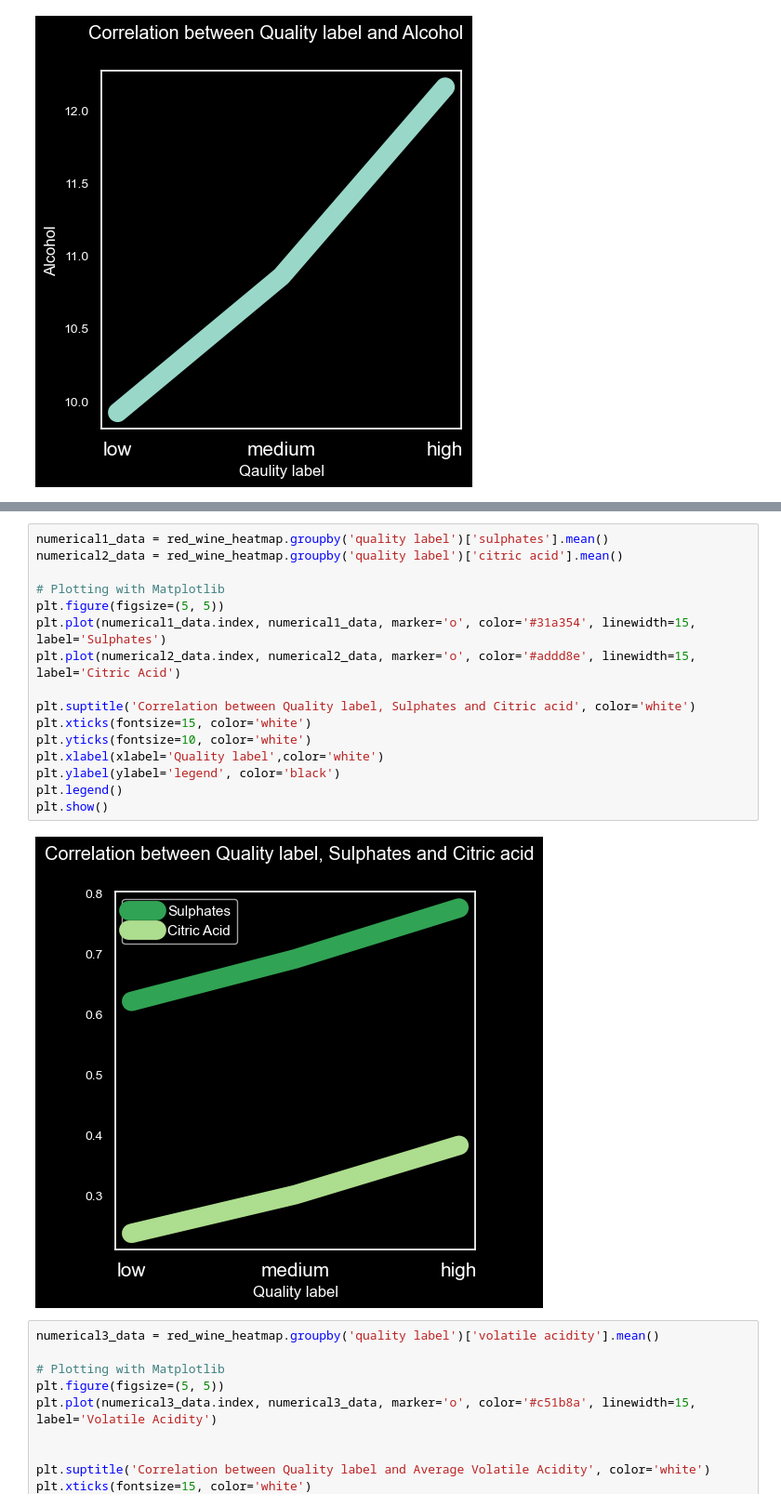
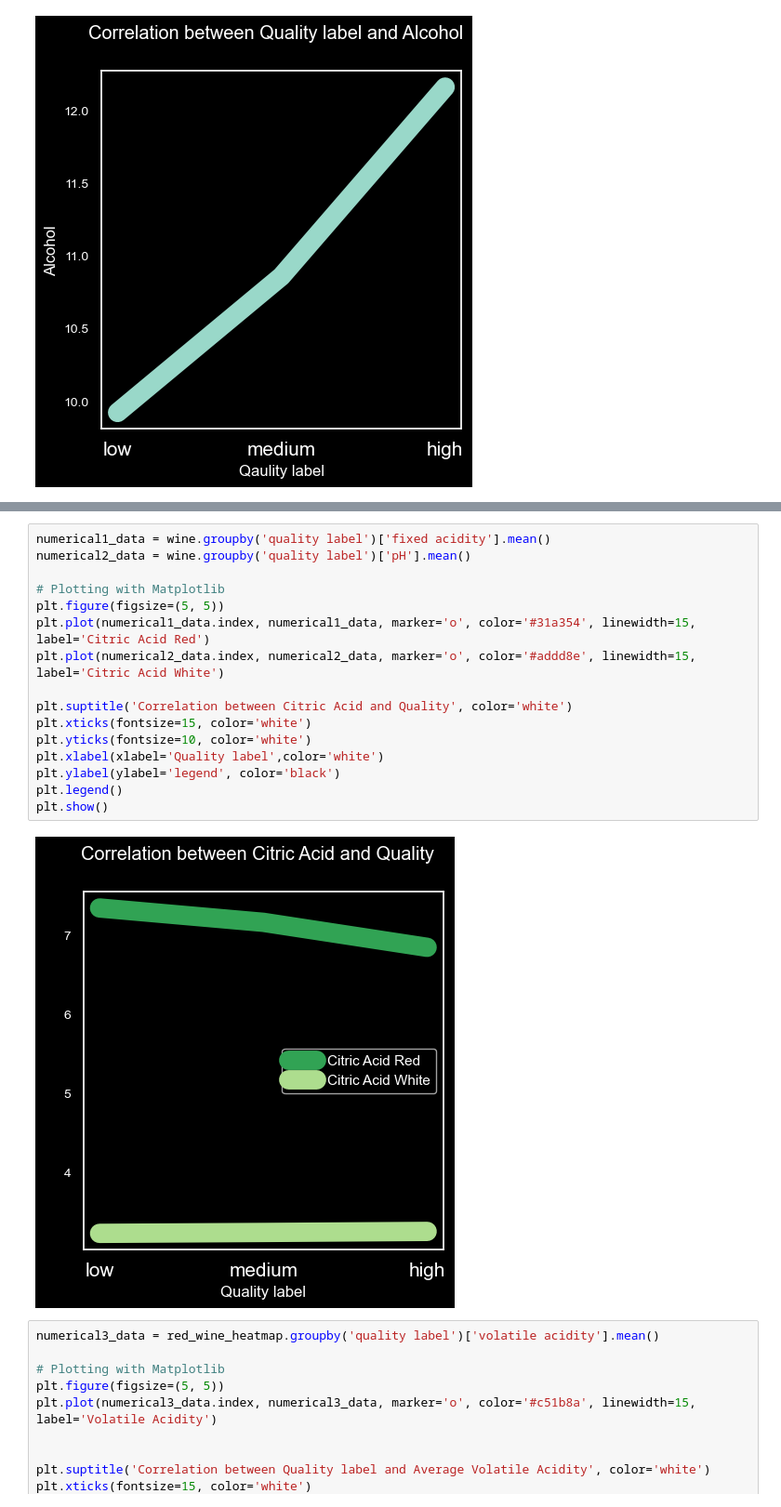
Before and after one commit to gabriela-arlt/BlueBerry-Winery, a Jupyter notebook: wine+quality/plots for the presentation.ipynb, the cells around one changed output, grey strips where cells are left out. Shown at 93% size. Saved outputs shown, nothing was run; the diff lists cells and outputs as text.

```diff
--- a/wine+quality/plots for the presentation.ipynb
+++ b/wine+quality/plots for the presentation.ipynb
@@ -757,21 +765,21 @@ plt.show()
 # %%
-numerical1_data = red_wine_heatmap.groupby('quality label')['sulphates'].mean()
-numerical2_data = red_wine_heatmap.groupby('quality label')['citric acid'].mean()
+numerical1_data = wine.groupby('quality label')['fixed acidity'].mean()
+numerical2_data = wine.groupby('quality label')['pH'].mean()
 
 # Plotting with Matplotlib
 plt.figure(figsize=(5, 5))
-plt.plot(numerical1_data.index, numerical1_data, marker='o', color='#31a354', linewidth=15, label='Sulphates')
-plt.plot(numerical2_data.index, numerical2_data, marker='o', color='#addd8e', linewidth=15, label='Citric Acid')
+plt.plot(numerical1_data.index, numerical1_data, marker='o', color='#31a354', linewidth=15, label='Citric Acid Red')
+plt.plot(numerical2_data.index, numerical2_data, marker='o', color='#addd8e', linewidth=15, label='Citric Acid White')
 
-plt.suptitle('Correlation between Quality label, Sulphates and Citric acid', color='white')
+plt.suptitle('Correlation between Citric Acid and Quality', color='white')
 plt.xticks(fontsize=15, color='white')
 plt.yticks(fontsize=10, color='white')
 plt.xlabel(xlabel='Quality label',color='white')
 plt.ylabel(ylabel='legend', color='black')
 plt.legend()
 plt.show()
 # %% [output]
-[figure, old version]
+[figure, new version]
 # %%
 numerical3_data = red_wine_heatmap.groupby('quality label')['volatile acidity'].mean()
 
```
Also changed, not shown: parts of 25 cells of this notebook, 1 other file.
